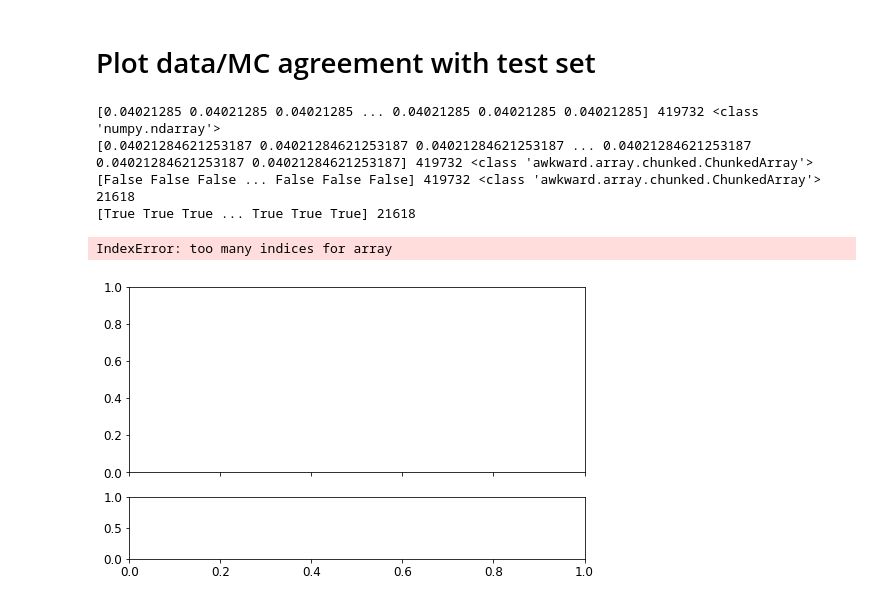
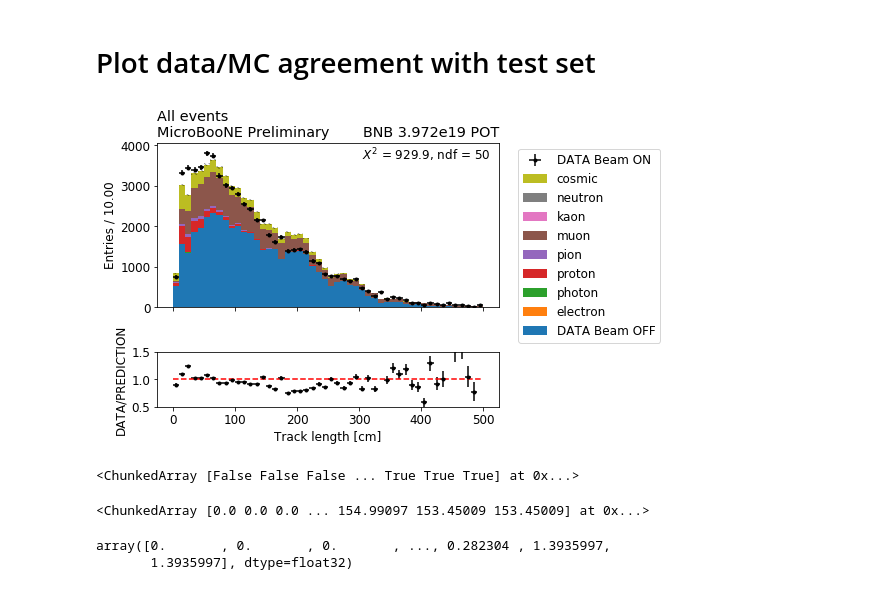
Before and after one commit to nfoppiani/calorimetry_likelihood, a Jupyter notebook: calorimetry_likelihood/calorimetry_likelihood_stopping_muons.ipynb, the cells around one changed output. Drawn from its saved outputs; the diff is of its cells as text; code cells hidden in the pictures.

```diff
--- a/calorimetry_likelihood/calorimetry_likelihood_stopping_muons.ipynb
+++ b/calorimetry_likelihood/calorimetry_likelihood_stopping_muons.ipynb
@@ -129,17 +129,17 @@ branches = [
 # events_tree_name = "CalorimetryAnalyzer"
 # pot_tree_name = "SubRun"
 # %%
-directory = '/home/nic/Desktop/MicroBooNE/calorimetry_likelihood/v02/'
-pot_beam_on = 4.897e+18
-n_triggers_on = 1090718.0
+directory = '/home/nic/Desktop/MicroBooNE/calorimetry_likelihood/'
+pot_beam_on = 3.972e+19
+n_triggers_on = 8805057.0
 n_triggers_off = 27123621.0
 
 file_lists = {}
 
-file_lists['beam_on'] = directory+'beam_on/out.root'
-file_lists['beam_off'] = directory+'beam_off/out.root'
-file_lists['bnb_nu'] = directory+'bnb_nu/out.root'
-file_lists['bnb_dirt'] = directory+'bnb_dirt/out.root'
+file_lists['beam_on'] = directory+'v03/beam_on/out.root'
+file_lists['beam_off'] = directory+'v02/beam_off/out.root'
+file_lists['bnb_nu'] = directory+'v02/bnb_nu/out.root'
+file_lists['bnb_dirt'] = directory+'v02/bnb_dirt/out.root'
 
 folder = "nuselection"
 events_tree_name = "NeutrinoSelectionFilter"
@@ -165,34 +165,41 @@ for array in list(arrays.values()):
 # %% [markdown]
 # Plot data/MC agreement with test set
 # %%
-plotter = plotter(arrays, scale_factors, pot_beam_on)
+my_plotter = plotter(arrays, scale_factors, pot_beam_on)
 # %%
 # save_folder = save_folder_data_mc
 def sel_function(array):
     return (array['longest'] == 1) &\
-            (array['trk_score'] > 0.5) &\
+            (array['trk_score'] > 0.8) &\
             (array['start_is_fiducial']) &\
             (array['end_is_fiducial'])
 
 
 selection = sel_function
 title = 'All events'
-out = plotter.plot_pot_normalised_var(variable='trk_len',
-                                   binning=[60, 0, 100],
+out = my_plotter.plot_pot_normalised_var(variable='trk_len',
+                                   binning=[50, 0, 500],
                                    categories=pdg_categories,
                                    additional_selection=selection,
                                    prediction_datasets=['bnb_dirt', 'bnb_nu'],
                                    xlabel=r'Track length [cm]',
                                    title=title,
                                    log=False,
                                    subtracted=False,
                                    onebin=False)
 # plt.savefig(save_folder + 'n_pfps_allevents.png', dpi=300)
 # %% [output]
-[0.04021285 0.04021285 0.04021285 ... 0.04021285 0.04021285 0.04021285] 419732 <class 'numpy.ndarray'>
-[0.04021284621253187 0.04021284621253187 0.04021284621253187 ... 0.04021284621253187 0.04021284621253187 0.04021284621253187] 419732 <class 'awkward.array.chunked.ChunkedArray'>
-[False False False ... False False False] 419732 <class 'awkward.array.chunked.ChunkedArray'>
-21618
-[True True True ... True True True] 21618
-IndexError: too many indices for array
-[figure, old version]
+[figure, new version]
+# %%
+arrays['beam_on']['start_is_fiducial']
+# %% [output]
+<ChunkedArray [False False False ... True True True] at 0x...>
+# %%
+arrays['beam_on']['trk_sce_start_x']
+# %% [output]
+<ChunkedArray [0.0 0.0 0.0 ... 154.99097 153.45009 153.45009] at 0x...>
+# %%
+np.array(arrays['beam_on']['backtracke'])
+# %% [output]
+array([0.       , 0.       , 0.       , ..., 0.282304 , 1.3935997,
+       1.3935997], dtype=float32)
```
Also changed, not shown: parts of 2 cells of this notebook, 5 other files.
